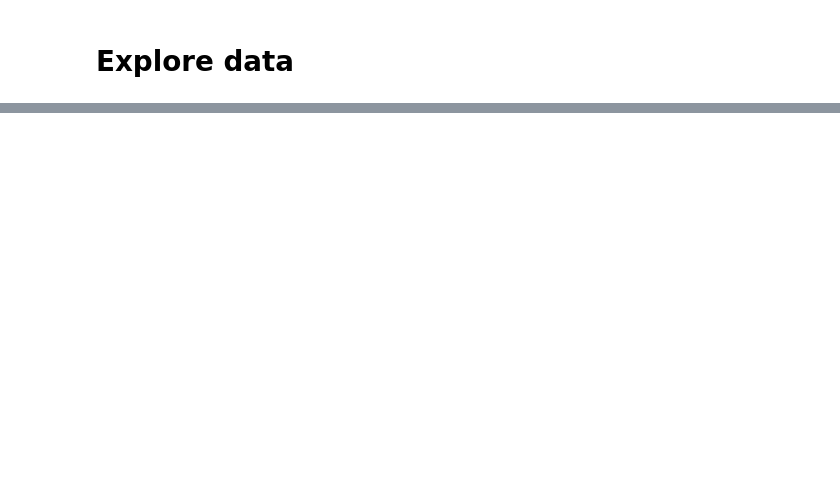
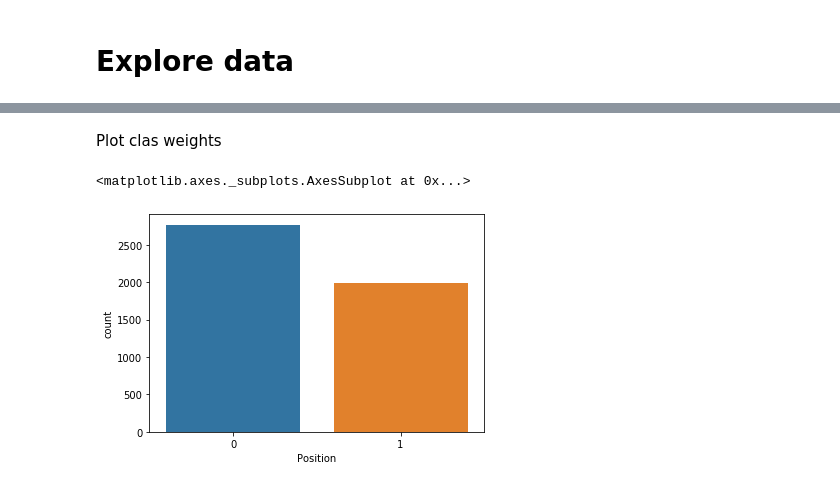
Before and after one commit to blantj/nba_position_classification, a Jupyter notebook: Modeling.ipynb, the cells around one changed output, grey strips where cells are left out. Drawn from its saved outputs; the diff is of its cells as text; code cells hidden in the pictures; blank space fills up the shorter version.

```diff
--- a/Modeling.ipynb
+++ b/Modeling.ipynb
@@ -120,8 +136,7 @@ df[df['FT%'].isnull()]
 # %% [markdown]
 Update Positional string values to numerical values and merge the single instance of 'D' class into 'C' class based on player research in alternative sources
 # %%
-print(df['Position'].value_counts())
-position_dict = {'G': 1, 'F': 2, 'C': 3, 'D': 3}
+position_dict = {'G': 0, 'F': 1, 'C': 1, 'D': 1}
 df['Position'] = df['Position'].replace(position_dict)
-df.head()
+df['Position'].value_counts()
 # %% [output]
@@ -161,0 +182,7 @@ memory usage: 1.2+ MB
+# %% [markdown]
+Plot clas weights
+# %%
+sns.countplot(x='Position',data=df)
+# %% [output]
+<matplotlib.axes._subplots.AxesSubplot at 0x...>
+[figure, added]
```
Also changed, not shown: parts of 50 cells of this notebook.
